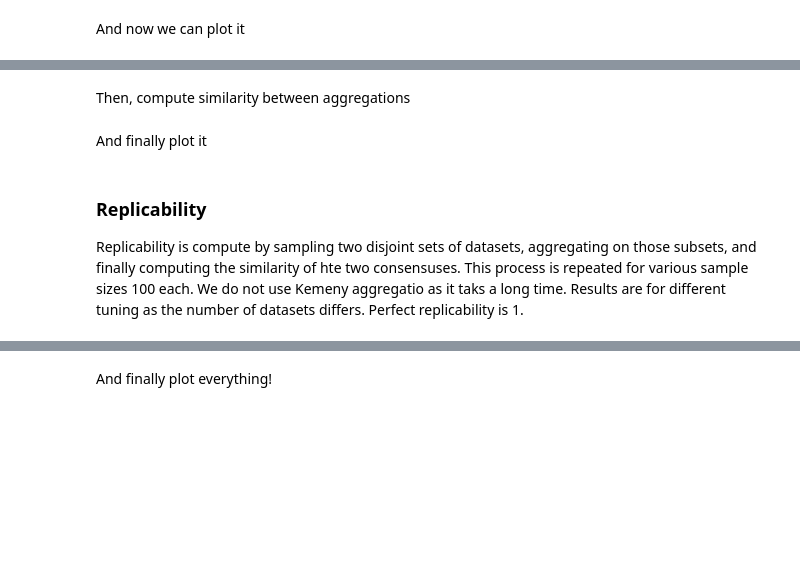
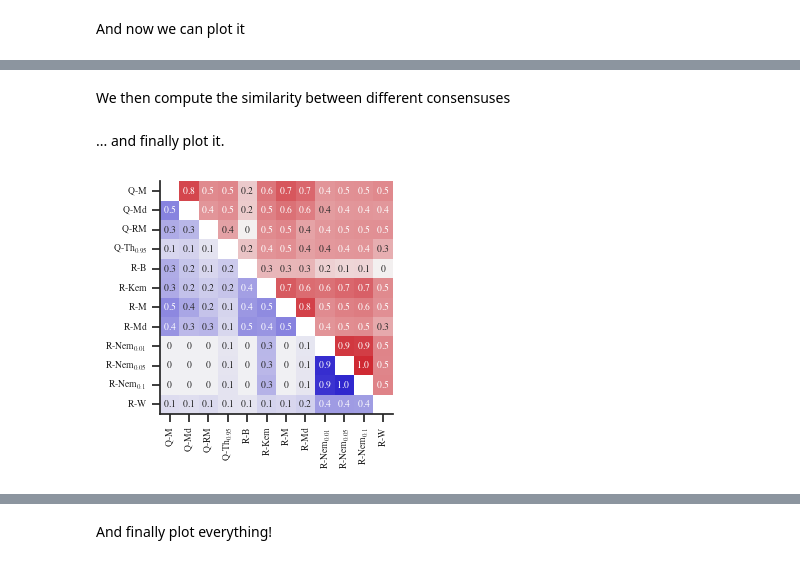
Before and after one commit to DrCohomology/EncoderBenchmarking, a Jupyter notebook: src/result_analysis.ipynb, the cells around one changed output, grey strips where cells are left out. Drawn from its saved outputs; the diff is of its cells as text; code cells hidden in the pictures; blank space fills up the shorter version.

```diff
--- a/src/result_analysis.ipynb
+++ b/src/result_analysis.ipynb
@@ -98,5 +114,5 @@ aggrf.to_csv(u.RANKINGS_DIR / "consensuses.csv")
 # %% [markdown]
-Then, compute similarity between aggregations
+We then compute the similarity between different consensuses
 # %%
 aggrf = u.load_aggrf().rename(columns=u.AGGREGATION_NAMES, level="aggregation")
 agg_jaccard, agg_rho = u.pairwise_similarity_wide_format(aggrf,
@@ -107,25 +123,21 @@ agg_jaccard, agg_rho = u.pairwise_similarity_wide_format(aggrf,
 agg_jaccard.to_csv(u.RANKINGS_DIR / "pw_AGG_jaccard.csv")
 agg_rho.to_csv(u.RANKINGS_DIR / "pw_AGG_rho.csv")
 # %% [markdown]
-And finally plot it
+... and finally plot it.
 # %%
 aggsims = u.load_agg_similarities()
 agg_jaccard = aggsims["pw_AGG_jaccard.csv"]
 agg_rho = aggsims["pw_AGG_rho.csv"]
 
 df_sim = u.join_wide2long({"rho": agg_rho, "jaccard": agg_jaccard}, comparison_level="aggregation")
 
 sns.set_style("ticks")
 mpl.rcParams['text.usetex'] = True
 mpl.rcParams['text.latex.preamble'] = r'\usepackage{mathptmx}'
 mpl.rc('font', family='Times New Roman')
 
 fig, ax = plt.subplots(1, 1, figsize=(3, 3.3))
 u.heatmap_longformat_multisim(df_sim, ["rho", "jaccard"], "aggregation", fontsize=7, annot_fontsize=7,
-                              save_plot=True, show_plot=True, ax=ax, summary_statistic="mean", title=None)
+                              save_plot=False, show_plot=True, ax=ax, summary_statistic="mean", title=None)
+# %% [output]
+[figure, added]
-# %% [markdown]
-### Replicability
-
-Replicability is compute by sampling two disjoint sets of datasets, aggregating on those subsets, and finally computing the similarity of hte two consensuses. This process is repeated for various sample sizes 100 each.
-We do not use Kemeny aggregatio as it taks a long time. Results are for different tuning as the number of datasets differs.
-Perfect replicability is 1.
```
Also changed, not shown: parts of 13 cells of this notebook, 10 other files.
